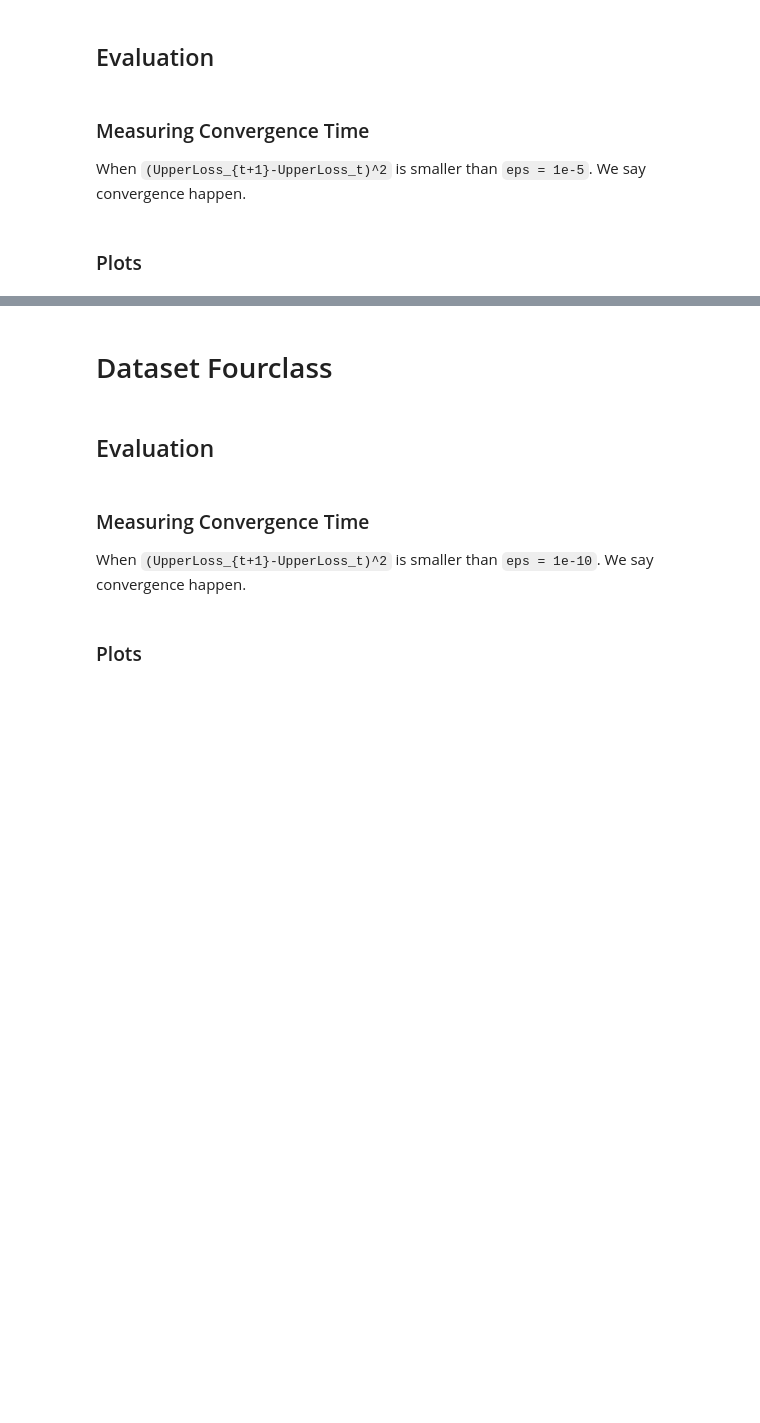
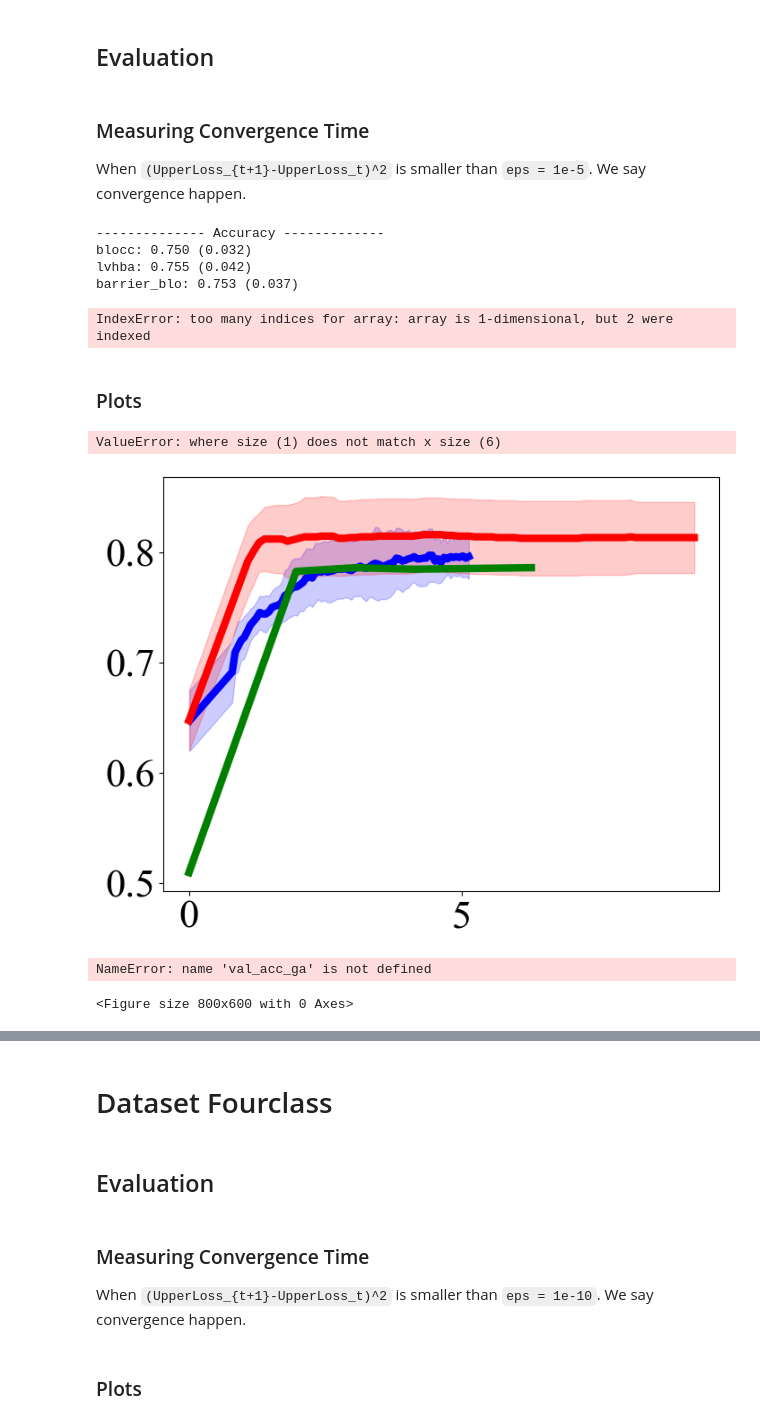
Before and after one commit to mepear/bilevel_ipm, a Jupyter notebook: hyperparam_opt/SVM_Tests_0701.ipynb, the cells around one changed output, grey strips where cells are left out. Cells and saved outputs as stored; diff of their text form; code cells hidden in the pictures; blank space fills up the shorter version.

Commit message:
plot

```diff
--- a/hyperparam_opt/SVM_Tests_0701.ipynb
+++ b/hyperparam_opt/SVM_Tests_0701.ipynb
@@ -104,15 +173,19 @@ test_acc_blocc = np.array([[x['test_acc_F'] for x in metric] for metric in metri
 # %%
 val_loss_lvhba = np.array([[x['val_loss'] for x in metric] for metric in metrics_lvhba])[:,0:]
-val_loss_ga = np.array([[x['val_loss'] for x in metric] for metric in metrics_gam])[:,0:]
+# val_loss_ga = np.array([[x['val_loss'] for x in metric] for metric in metrics_gam])[:,0:]
 val_loss_blocc = np.array([[x['val_loss_F'] for x in metric] for metric in metrics_blocc])[:,0:]
+val_loss_barrier_blo = np.array([[x['val_loss'] for x in metric] for metric in metrics_barrier_blo])[:,0:]
+
 
 test_loss_lvhba = np.array([[x['test_loss'] for x in metric] for metric in metrics_lvhba])[:,0:]
-test_loss_ga = np.array([[x['test_loss'] for x in metric] for metric in metrics_gam])[:,0:]
+# test_loss_ga = np.array([[x['test_loss'] for x in metric] for metric in metrics_gam])[:,0:]
 test_loss_blocc = np.array([[x['test_loss_F'] for x in metric] for metric in metrics_blocc])[:,0:]
+test_loss_barrier_blo = np.array([[x['test_loss'] for x in metric] for metric in metrics_barrier_blo])[:,0:]
 
 lower_loss_lvhba = np.array([[x['loss_lower'] for x in metric] for metric in metrics_lvhba])[:,1:]
-lower_loss_ga = np.array([[x['loss_lower'] for x in metric] for metric in metrics_gam])[:,1:]
+# lower_loss_ga = np.array([[x['loss_lower'] for x in metric] for metric in metrics_gam])[:,1:]
 lower_loss_blocc = np.array([[x['loss_lower'] for x in metric] for metric in metrics_blocc])[:,1:]
+# lower_loss_barrier_blo = np.array([[x['loss_lower'] for x in metric] for metric in metrics_barrier_blo])[:,1:]
 
 # constraint_violation_lvhba = np.array([[x['constraint_violation'] for x in metric] for metric in metrics_lvhba])[:,1:]
 # constraint_violation_blocc = np.array([[x['constraint_violation'] for x in metric] for metric in metrics_blocc])[:,1:]
@@ -123,7 +196,13 @@ When `(UpperLoss_{t+1}-UpperLoss_t)^2` is smaller than `eps = 1e-5`. We say conv
 print("-------------- Accuracy -------------")
 print('blocc: {:0.3f} ({:0.3f})'.format(test_acc_blocc[:,-1].mean(),test_acc_blocc[:,-1].std()))
 print('lvhba: {:0.3f} ({:0.3f})'.format(test_acc_lvhba[:,-1].mean(),test_acc_lvhba[:,-1].std()))
-print('gam: {:0.3f} ({:0.3f})'.format(test_acc_ga[:,-1].mean(),test_acc_ga[:,-1].std()))
+# print('gam: {:0.3f} ({:0.3f})'.format(test_acc_ga[:,-1].mean(),test_acc_ga[:,-1].std()))
+print('barrier_blo: {:0.3f} ({:0.3f})'.format(test_acc_barrier_blo[:,-1].mean(),test_acc_barrier_blo[:,-1].std()))
+# %% [output]
+-------------- Accuracy -------------
+blocc: 0.750 (0.032)
+lvhba: 0.755 (0.042)
+barrier_blo: 0.753 (0.037)
 # %%
 eps = 1e-5
 
@@ -135,55 +214,70 @@ diff_val_loss_lvhba = np.diff(val_loss_lvhba,axis=1)**2
 diff_val_loss_lvhba[diff_val_loss_lvhba<eps]=0
 converged_id_lvhba = np.argmin(diff_val_loss_lvhba,axis = 1)
 
-diff_val_loss_ga = np.diff(val_loss_ga,axis=1)**2
-diff_val_loss_ga[diff_val_loss_ga<eps]=0
-converged_id_ga = np.argmin(diff_val_loss_ga,axis = 1)
+# diff_val_loss_ga = np.diff(val_loss_ga,axis=1)**2
+# diff_val_loss_ga[diff_val_loss_ga<eps]=0
+# converged_id_ga = np.argmin(diff_val_loss_ga,axis = 1)
+
+diff_val_loss_barrier_blo = np.diff(val_loss_barrier_blo,axis=1)**2
+diff_val_loss_barrier_blo[diff_val_loss_barrier_blo<eps]=0
+converged_id_barrier_blo = np.argmin(diff_val_loss_barrier_blo,axis = 1)
 
 time_blocc = []
 time_lvhba = []
 time_ga = []
+time_barrier_blo=[]
 for i in range(seeds):
     time_blocc.append(axis_blocc_all[i,converged_id_blocc[i]+1])
     time_lvhba.append(axis_lvhba_all[i,converged_id_lvhba[i]+1])
-    time_ga.append(axis_gam_all[i,converged_id_ga[i]+1])
-
+    # time_ga.append(axis_gam_all[i,converged_id_ga[i]+1])
+    time_barrier_blo.append(axis_barrier_blo[i,converged_id_barrier_blo[i]+1])
 time_blocc = np.array(time_blocc)
 time_lvhba = np.array(time_lvhba)
-time_ga = np.array(time_ga)
+# time_ga = np.array(time_ga)
+time_barrier_blo = np.array(time_barrier_blo)
 print("-------------- Running Time -------------")
 print('blocc: {:0.3f} ({:0.3f})'.format(time_blocc.mean(),time_blocc.std()))
 print('lvhba: {:0.3f} ({:0.3f})'.format(time_lvhba.mean(),time_lvhba.std()))
-print('gam: {:0.3f} ({:0.3f})'.format(time_ga.mean(),time_ga.std()))
+# print('gam: {:0.3f} ({:0.3f})'.format(time_ga.mean(),time_ga.std()))
+print('barrier_blo: {:0.3f} ({:0.3f})'.format(time_barrier_blo.mean(),time_barrier_blo.std()))
+# %% [output]
+IndexError: too many indices for array: array is 1-dimensional, but 2 were indexed
 # %% [markdown]
 ### Plots
 # %%
 plt.figure(figsize=(8,6))
 
-plt.plot(axis_lvhba,val_acc_lvhba.mean(0),'-', color = cmap(0),linewidth = 4, label="LV-HBA")
-plt.fill_between(axis_lvhba,val_acc_lvhba.mean(0)-val_acc_lvhba.std(0),val_acc_lvhba.mean(0)+val_acc_lvhba.std(0), color = cmap(0),alpha=0.2)
+plt.plot(axis_lvhba,val_acc_lvhba.mean(0),'-', color = 'b',linewidth = 6, label="LV-HBA")
+plt.fill_between(axis_lvhba,val_acc_lvhba.mean(0)-val_acc_lvhba.std(0),val_acc_lvhba.mean(0)+val_acc_lvhba.std(0), color = 'b',alpha=0.2)
 
-plt.plot(axis_gam,val_acc_ga.mean(0),'--', color = cmap(2), linewidth = 4, label="GAM")
-plt.fill_between(axis_gam,val_acc_ga.mean(0)-val_acc_ga.std(0),val_acc_ga.mean(0)+val_acc_ga.std(0), color = cmap(2), alpha=0.2)
+# plt.plot(axis_gam,val_acc_ga.mean(0),'--', color = cmap(2), linewidth = 4, label="GAM")
+# plt.fill_between(axis_gam,val_acc_ga.mean(0)-val_acc_ga.std(0),val_acc_ga.mean(0)+val_acc_ga.std(0), color = cmap(2), alpha=0.2)
 
-plt.plot(axis_blocc,val_acc_blocc.mean(0),'-',color='r',linewidth = 4, label="BLOCC")
+plt.plot(axis_blocc,val_acc_blocc.mean(0),'-',color='r',linewidth = 6, label="BLOCC")
 plt.fill_between(axis_blocc,val_acc_blocc.mean(0)-val_acc_blocc.std(0),val_acc_blocc.mean(0)+val_acc_blocc.std(0),color='r', alpha=0.2)
+
+plt.plot(axis_barrier_blo,val_acc_barrier_blo.mean(0),'-',color='g', linewidth = 6, label="barrier_blo")
+plt.fill_between(axis_barrier_blo,val_acc_barrier_blo.mean(0)-val_acc_barrier_blo.std(0),val_acc_barrier_blo.mean(0)+val_acc_barrier_blo.std(0),'g', alpha=0.2)
 
 # Get the handles and labels
 handles, labels = plt.gca().get_legend_handles_labels()
 
 # Reorder the handles and labels as needed
 order = [2,0,1]
 ordered_handles = [handles[i] for i in order]
 ordered_labels = [labels[i] for i in order]
 
 # Create the legend with the new order
 plt.legend(ordered_handles, ordered_labels)
 
 plt.title('Validation Accuracy')
 plt.xlabel('Running time /s')
 plt.ylabel("Accuracy")
 plt.xlim([0,axis_lvhba.max()])
 plt.savefig(results_path + 'val_accuracy_running_time.pdf', bbox_inches="tight")
+# %% [output]
+ValueError: where size (1) does not match x size (6)
+[figure, added]
 # %%
 plt.figure(figsize=(8,6))
 
@@ -193,8 +287,8 @@ iter_axis = np.arange(val_acc_ga.shape[1])
 plt.plot(axis_iter,val_acc_lvhba.mean(0),'-',color = cmap(0), linewidth = 4,  label="LV-HBA")
 plt.fill_between(axis_iter,val_acc_lvhba.mean(0)-val_acc_lvhba.std(0),val_acc_lvhba.mean(0)+val_acc_lvhba.std(0),color = cmap(0), alpha=0.2)
 
-plt.plot(axis_iter,val_acc_ga.mean(0),'--',color = cmap(2),  linewidth = 4, label="GAM")
-plt.fill_between(axis_iter,val_acc_ga.mean(0)-val_acc_ga.std(0),val_acc_ga.mean(0)+val_acc_ga.std(0),color = cmap(2), alpha=0.2)
+# plt.plot(axis_iter,val_acc_ga.mean(0),'--',color = cmap(2),  linewidth = 4, label="GAM")
+# plt.fill_between(axis_iter,val_acc_ga.mean(0)-val_acc_ga.std(0),val_acc_ga.mean(0)+val_acc_ga.std(0),color = cmap(2), alpha=0.2)
 
 plt.plot(axis_iter,val_acc_blocc.mean(0),'-',color = 'r', linewidth = 4, label="BLOCC")
 plt.fill_between(axis_iter,val_acc_blocc.mean(0)-val_acc_blocc.std(0),val_acc_blocc.mean(0)+val_acc_blocc.std(0),color = 'r',alpha=0.2)
@@ -207,6 +301,9 @@ plt.ylabel("Accuracy")
 
 
 plt.savefig(results_path + 'val_accuracy_iteration.pdf', bbox_inches="tight")
+# %% [output]
+NameError: name 'val_acc_ga' is not defined
+<Figure size 800x600 with 0 Axes>
 # %%
 plt.figure(figsize=(8,6))
 
```
Also changed, not shown: parts of 8 cells of this notebook, 2 other files.
